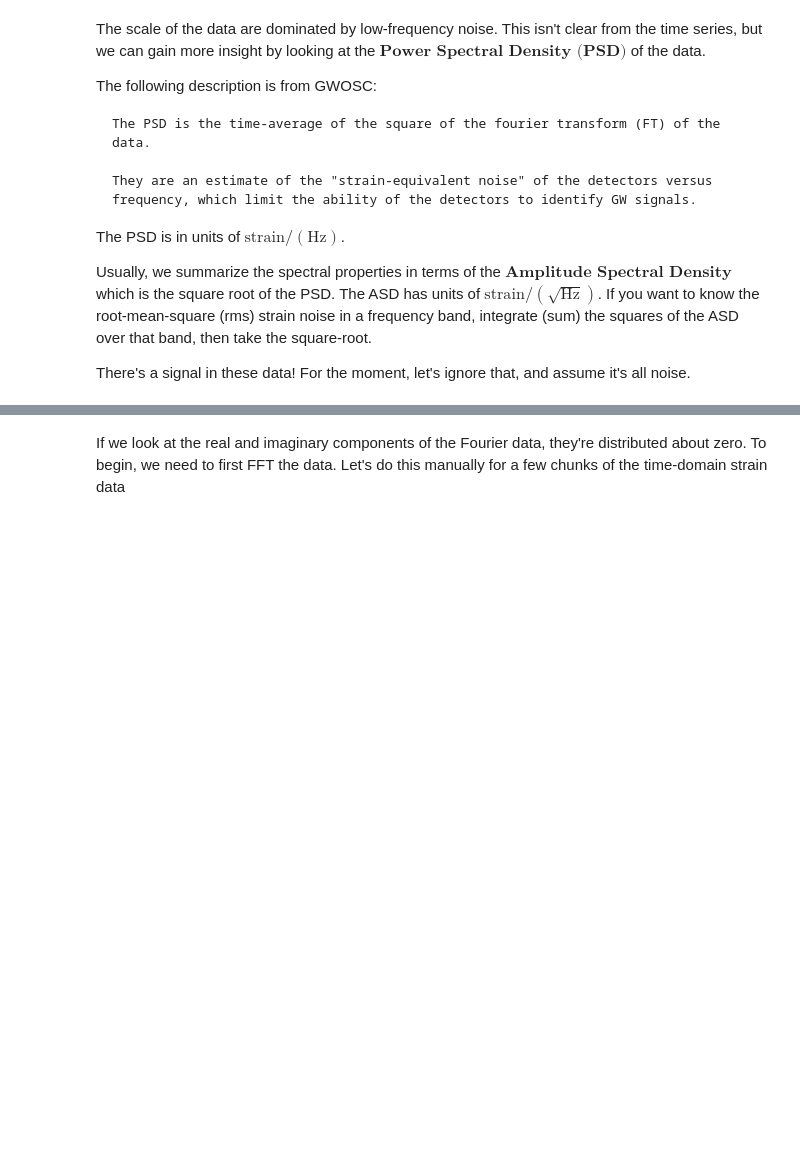
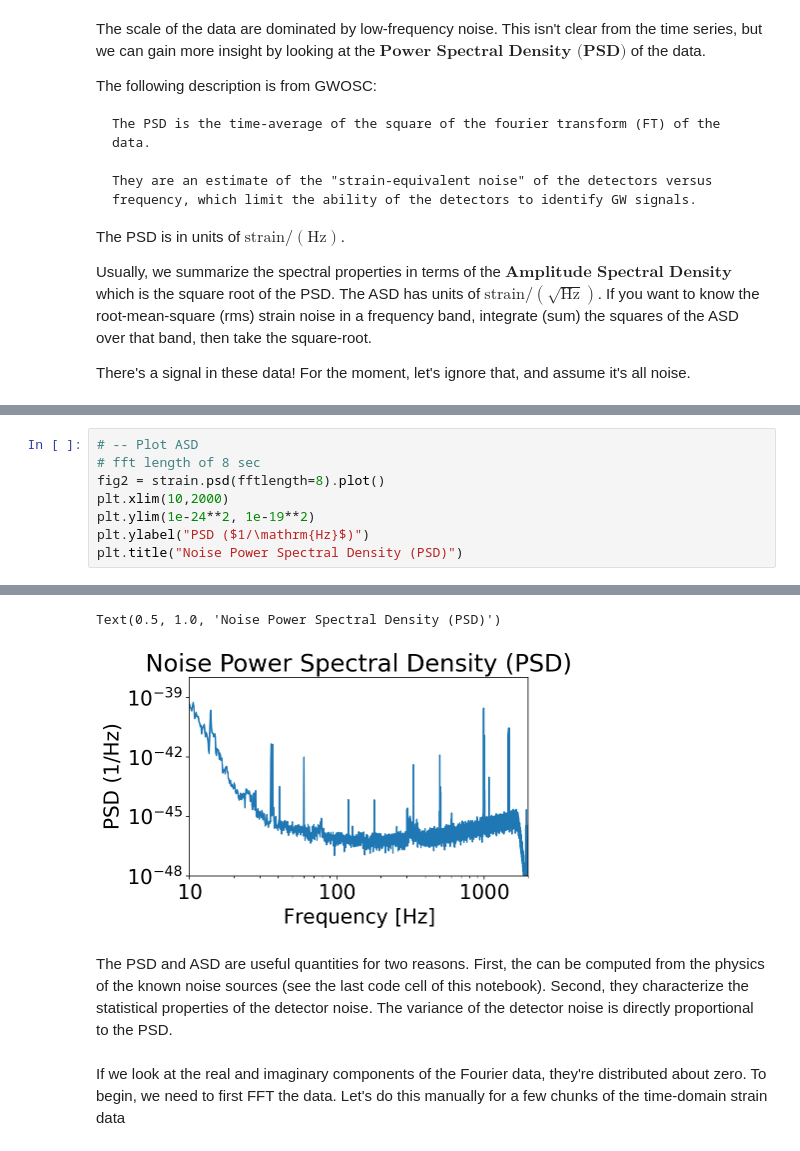
Before and after one commit to rory-smith/Lectures-on-inference-in-GW-astronomy, a Jupyter notebook: Lecture_1_Intro_to_LIGO_data_and_signals_adelaide.ipynb, the cells around one changed output, grey strips where cells are left out. Drawn from its saved outputs; the diff is of its cells as text; blank space fills up the shorter version.

```diff
--- a/Lecture_1_Intro_to_LIGO_data_and_signals_adelaide.ipynb
+++ b/Lecture_1_Intro_to_LIGO_data_and_signals_adelaide.ipynb
@@ -393,0 +392,9 @@ Notice that the strain amplitude spectral density in this band looks like it's a
+# %%
+# -- Plot ASD
+# fft length of 8 sec
+fig2 = strain.psd(fftlength=8).plot()
+plt.xlim(10,2000)
+plt.ylim(1e-24**2, 1e-19**2)
+plt.ylabel("PSD ($1/\mathrm{Hz}$)")
+plt.title("Noise Power Spectral Density (PSD)")
+# %% [output]
@@ -394,3 +403,7 @@ Notice that the strain amplitude spectral density in this band looks like it's a
+Text(0.5, 1.0, 'Noise Power Spectral Density (PSD)')
+[figure, added]
+# %% [markdown]
+The PSD and ASD are useful quantities for two reasons. First, the can be computed from the physics of the known noise sources (see the last code cell of this notebook). Second, they characterize the statistical properties of the detector noise. The variance of the detector noise is directly proportional to the PSD.
 # %% [markdown]
 If we look at the real and imaginary components of the Fourier data, they're distributed about zero. To begin, we need to first FFT the data. Let's do this manually for a few chunks of the time-domain strain data
 # %%
```
Also changed, not shown: parts of 16 cells of this notebook.
